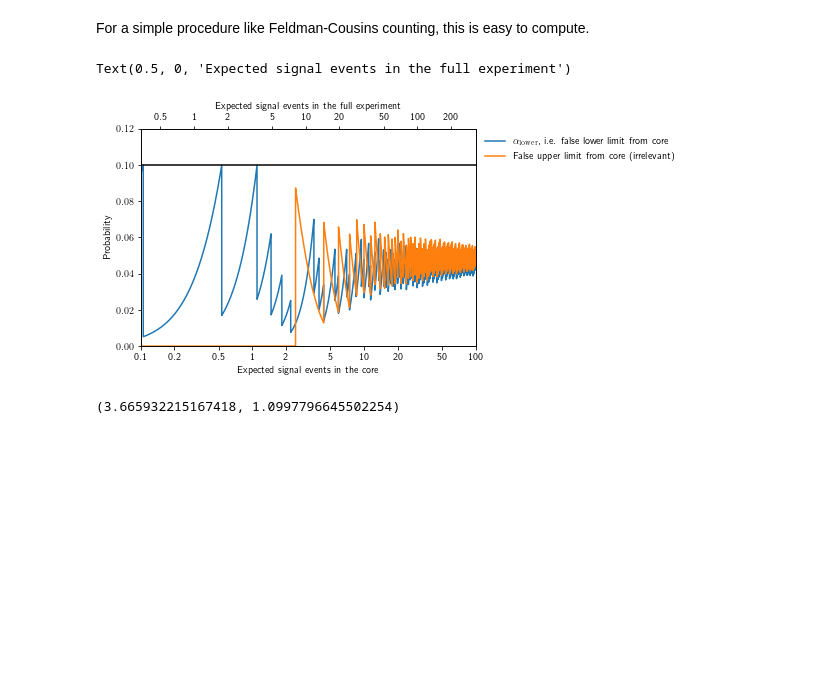
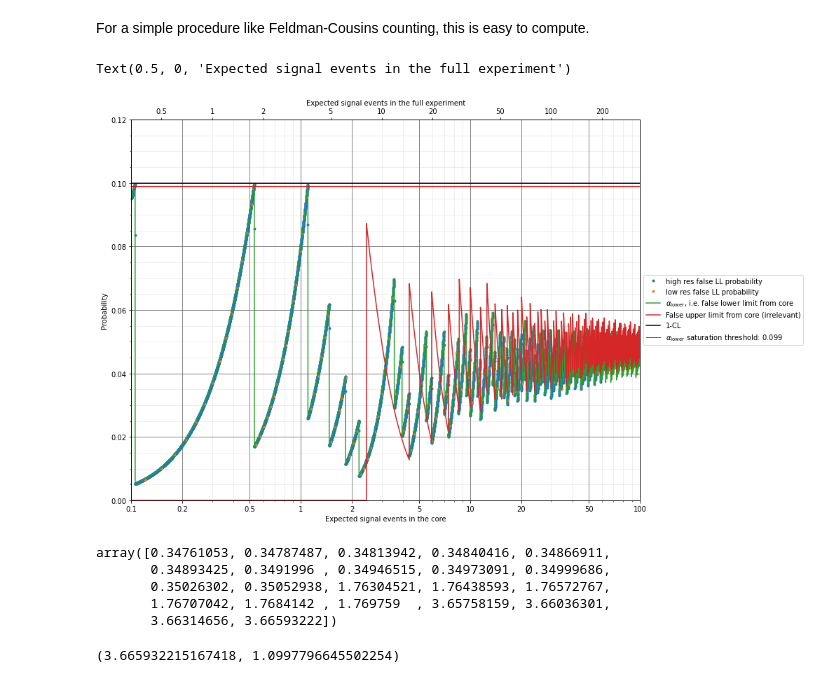
Before and after one commit to plt109/deficithawks, a Jupyter notebook: discovery.ipynb, the cells around one changed output. Cells and saved outputs as stored; diff of their text form; code cells hidden in the pictures; blank space fills up the shorter version.

```diff
--- a/discovery.ipynb
+++ b/discovery.ipynb
@@ -251,30 +311,59 @@ for fmt in ('png', 'pdf'):
 # %% [markdown]
 For a simple procedure like Feldman-Cousins counting, this is easy to compute.
 # %%
+# Threshold above which alpha (probability of FC LL screwing up) is considered saturated
+saturation_threshold = 0.099
+
 # P(False discovery | mu in core)
 fc_limit_info = fc_limits(mu_bg=0)  # no known background
-false_lower_core = fc_limit_info['false_lower']
+false_lower_core = fc_limit_info['false_lower'] # probability of FC LL screwing up, P(mu<LL)
 
+# Computation in the 'full space' (core+peripheral), which is why need to scale mu by `f_core`
+# when sending things in for interpolation. mu is signal-only expectation in core region.
+
+# `mu_full` is just some ndarray of mu's from [0.1, 1250], 152 elements, I think logspaced
 mu_full = hp.DEFAULT_RATE_GRID
 alpha_lower = np.interp(x=mu_full, xp=mu / f_core, fp=false_lower_core)
+
 # High res version for determining which hypotheses can never be excluded
+# `mu` is np.concatenate([np.array([0]), np.geomspace(0.1, 200, 10_000)])
 alpha_lower_hr = np.interp(x=mu, xp=mu / f_core, fp=false_lower_core)
+
+# Plot things
+plt.figure(figsize=(13, 10), facecolor='w')
+plt.plot(mu*f_core, alpha_lower_hr, '.', label='high res false LL probability')
+plt.plot(mu_full*f_core, alpha_lower, '.', label='low res false LL probability')
 
 plt.plot(mu, false_lower_core, label=r'$\alpha_\mathrm{lower}$, i.e. false lower limit from core')
 plt.plot(mu, fc_limit_info['false_upper'], label='False upper limit from core (irrelevant)')
-plt.axhline(1 - confidence_level, c='k')
-plt.legend(loc='upper left', bbox_to_anchor=(1,1), frameon=False)
+plt.axhline(1 - confidence_level, c='k', label='1-CL')
+plt.axhline(saturation_threshold, c='r', lw=1,\
+            label=fr'$\alpha_\mathrm{{lower}}$ saturation threshold: {saturation_threshold:.3f}')
+plt.ylim(0, 0.12)
+
+# x axis in terms of signal expecation in core region
+common.log_x(0.1, 100)
 plt.xlabel("Expected signal events in the core")
 plt.ylabel("Probability")
-common.log_x(0.1, 100)
-plt.ylim(0, 0.12)
-#plt.grid()
+plt.minorticks_on()
+plt.grid(which='major', color='#666666', linestyle='-')
+plt.grid(which='minor', color='#999999', linestyle='-', alpha=0.2)
+plt.legend(loc='center left', bbox_to_anchor=(1, 0.5))
 
+# x axis in terms of signal expecation in full experiment
 plt.twiny()
 common.log_x(0.1 / f_core, 100 / f_core)
 plt.xlabel("Expected signal events in the full experiment")
 # %% [output]
 Text(0.5, 0, 'Expected signal events in the full experiment')
-[figure, old version]
+[figure, new version]
+# %%
+mu[np.where(alpha_lower_hr > saturation_threshold)[0]]
+# %% [output]
+array([0.34761053, 0.34787487, 0.34813942, 0.34840416, 0.34866911,
+       0.34893425, 0.3491996 , 0.34946515, 0.34973091, 0.34999686,
+       0.35026302, 0.35052938, 1.76304521, 1.76438593, 1.76572767,
+       1.76707042, 1.7684142 , 1.769759  , 3.65758159, 3.66036301,
+       3.66314656, 3.66593222])
 # %%
 # Deficit hawk cannot exclude this hypothesis, because alpha is saturated
```
Also changed, not shown: parts of 29 cells of this notebook.
